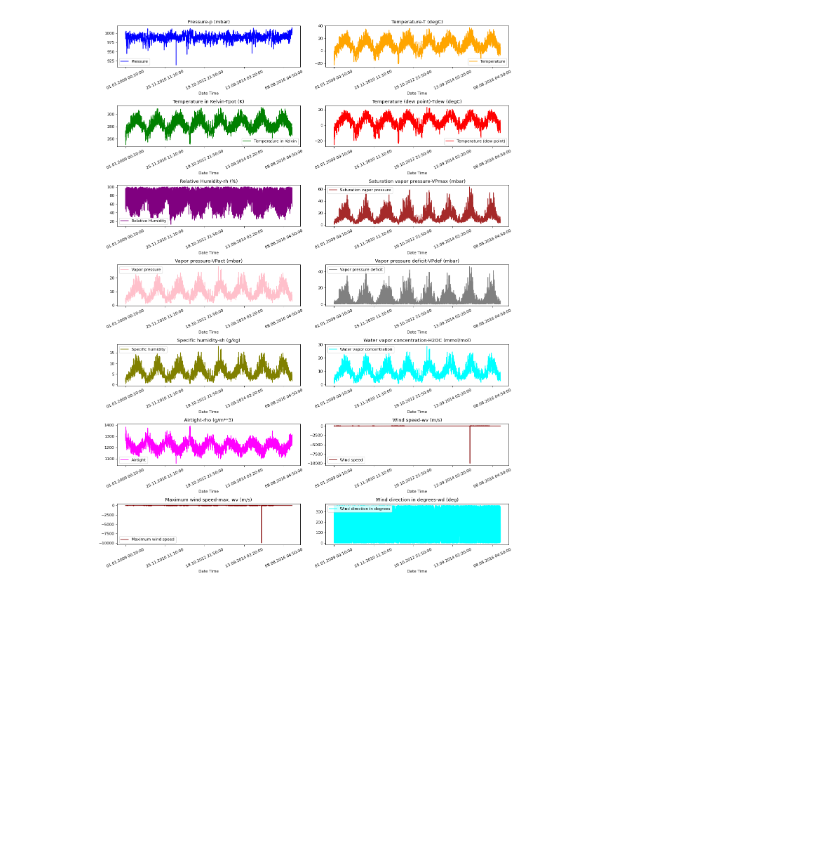
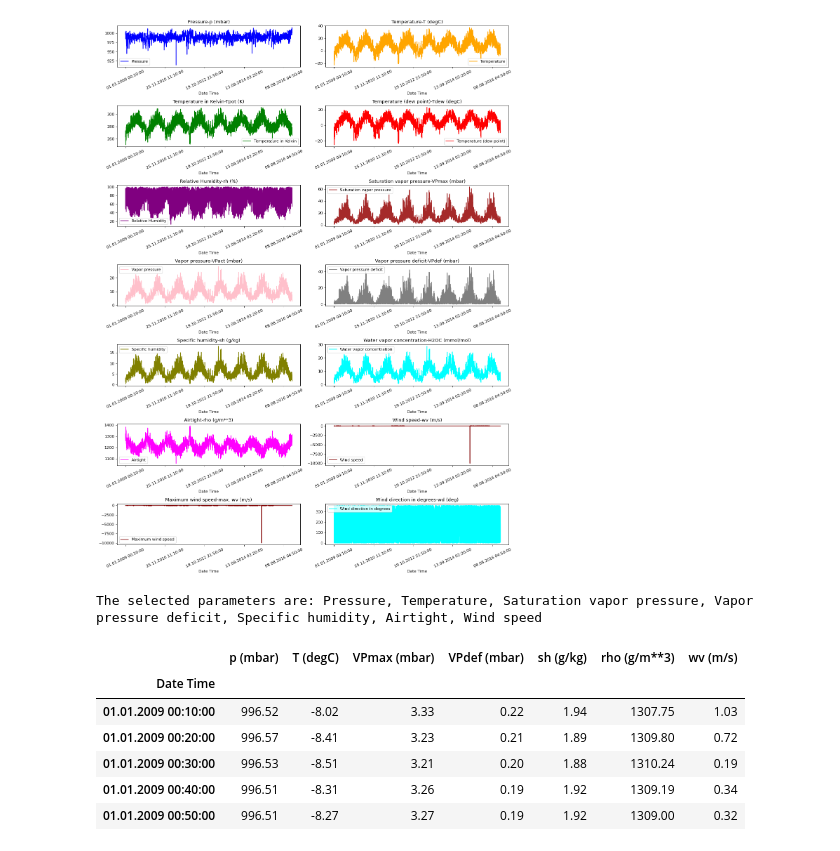
Before and after one commit to sandhrabijoy/Pytorch-and-ML-learning, a Jupyter notebook: Weather_Prediction_in_Time_Series.ipynb, the cells around one changed output. Saved outputs shown, nothing was run; the diff lists cells and outputs as text; code cells hidden in the pictures; blank space fills up the shorter version.

```diff
--- a/Weather_Prediction_in_Time_Series.ipynb
+++ b/Weather_Prediction_in_Time_Series.ipynb
@@ -62,0 +82,18 @@ show_raw_visualization(df)
+# %%
+print(
+    "The selected parameters are:",
+    ", ".join([titles[i] for i in [0, 1, 5, 7, 8, 10, 11]]),
+)
+selected_features = [feature_keys[i] for i in [0, 1, 5, 7, 8, 10, 11]]
+features = df[selected_features]
+features.index = df[date_time_key]
+features.head()
+# %% [output]
+The selected parameters are: Pressure, Temperature, Saturation vapor pressure, Vapor pressure deficit, Specific humidity, Airtight, Wind speed
+|  | p (mbar) | T (degC) | VPmax (mbar) | VPdef (mbar) | sh (g/kg) | rho (g/m**3) | wv (m/s) |
+| Date Time |  |  |  |  |  |  |  |
+| 01.01.2009 00:10:00 | 996.52 | -8.02 | 3.33 | 0.22 | 1.94 | 1307.75 | 1.03 |
+| 01.01.2009 00:20:00 | 996.57 | -8.41 | 3.23 | 0.21 | 1.89 | 1309.80 | 0.72 |
+| 01.01.2009 00:30:00 | 996.53 | -8.51 | 3.21 | 0.20 | 1.88 | 1310.24 | 0.19 |
+| 01.01.2009 00:40:00 | 996.51 | -8.31 | 3.26 | 0.19 | 1.92 | 1309.19 | 0.34 |
+| 01.01.2009 00:50:00 | 996.51 | -8.27 | 3.27 | 0.19 | 1.92 | 1309.00 | 0.32 |
```
Also changed, not shown: parts of 3 cells of this notebook.
